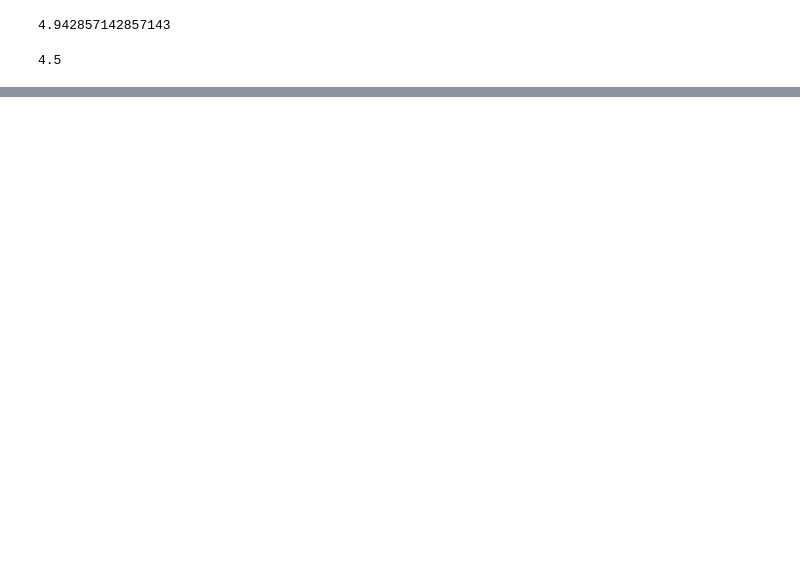
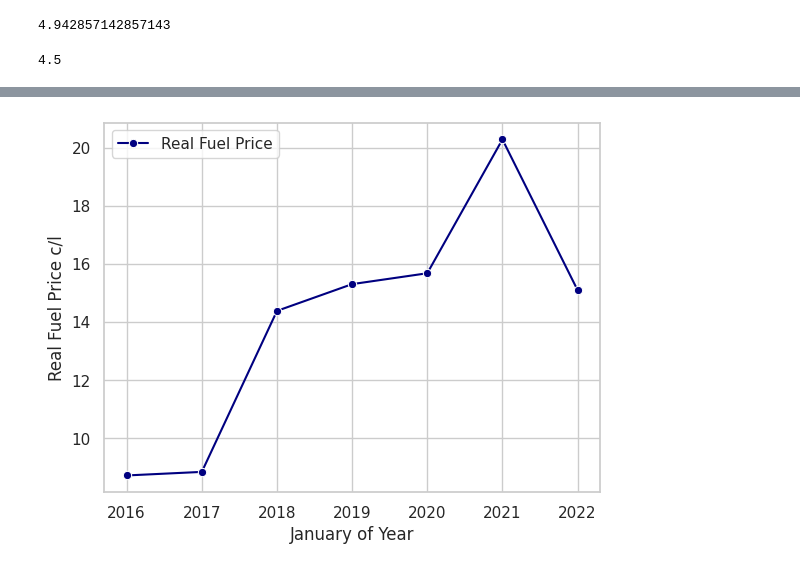
Before and after one commit to tanacubana/economic-data, a Jupyter notebook: real_fuel_price_CPI.ipynb, the cells around one changed output, grey strips where cells are left out. Saved outputs shown, nothing was run; the diff lists cells and outputs as text; code cells hidden in the pictures; blank space fills up the shorter version.

```diff
--- a/real_fuel_price_CPI.ipynb
+++ b/real_fuel_price_CPI.ipynb
@@ -37,0 +99,8 @@ find_closest_value(s= SA_petrol['CPI'], x=mean_CPI)
+# %%
+import seaborn as sns
+sns.set_theme(style="whitegrid", )
+g = sns.lineplot(data=SA_petrol, x='January of Year', y='Real Fuel Price c/l', marker='o', color='navy', label='Real Fuel Price')
+
+plt.title("South Africa's real fuel price adjusted by CPI" )
+# %% [output]
+[figure, added]
```
Also changed, not shown: parts of 4 cells of this notebook.
